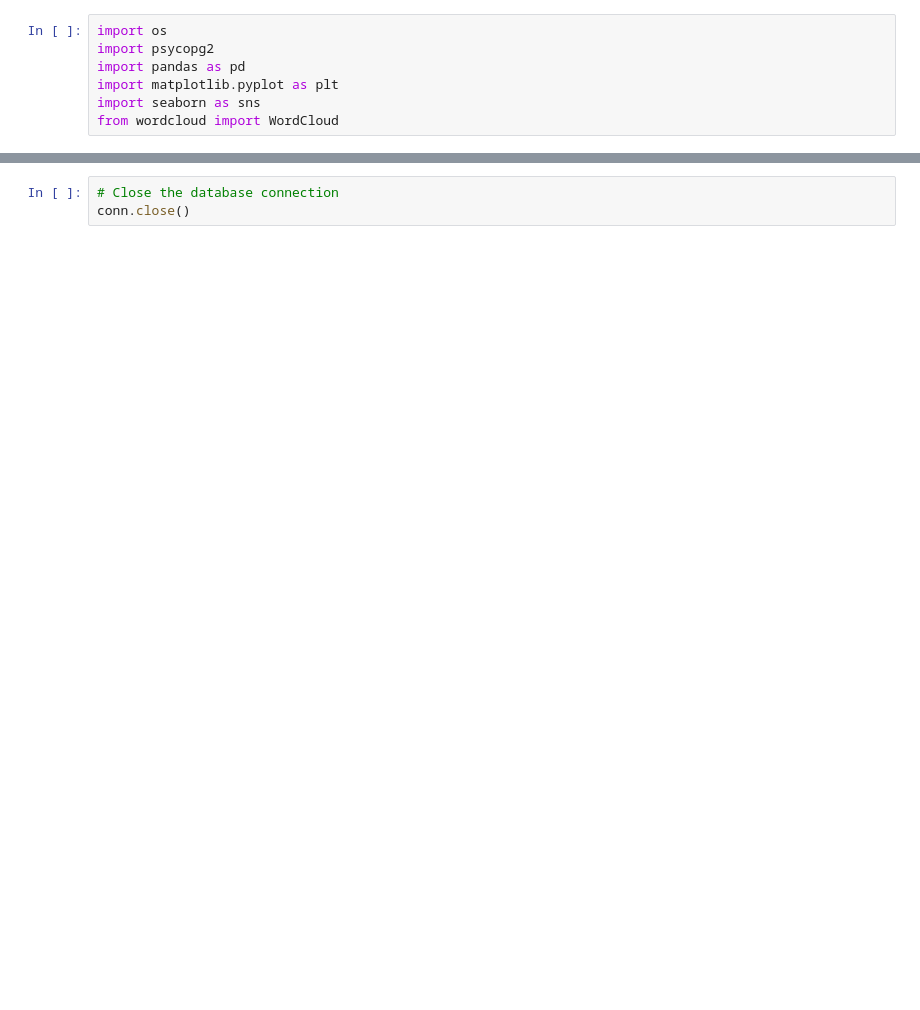
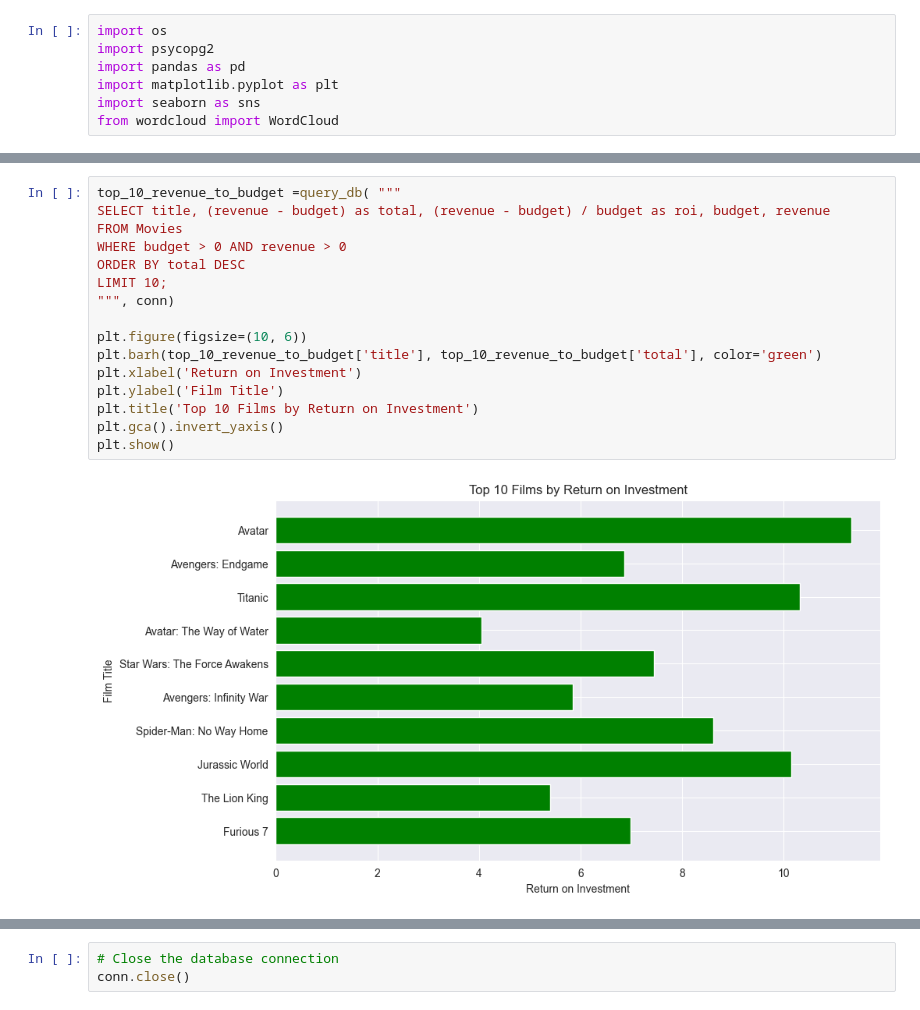
Before and after one commit to ConnActivity/MovieVerse, a Jupyter notebook: eda/first_eda.ipynb, the cells around one changed output, grey strips where cells are left out. Saved outputs shown, nothing was run; the diff lists cells and outputs as text; blank space fills up the shorter version.

Commit message:
feature: Add Return of invest for movies

```diff
--- a/eda/first_eda.ipynb
+++ b/eda/first_eda.ipynb
@@ -171 +144,19 @@ pandas only supports SQLAlchemy connectable (engine/connection) or database stri
 [figure]
+# %%
+top_10_revenue_to_budget =query_db( """
+SELECT title, (revenue - budget) as total, (revenue - budget) / budget as roi, budget, revenue
+FROM Movies
+WHERE budget > 0 AND revenue > 0
+ORDER BY total DESC
+LIMIT 10;
+""", conn)
+
+plt.figure(figsize=(10, 6))
+plt.barh(top_10_revenue_to_budget['title'], top_10_revenue_to_budget['total'], color='green')
+plt.xlabel('Return on Investment')
+plt.ylabel('Film Title')
+plt.title('Top 10 Films by Return on Investment')
+plt.gca().invert_yaxis()
+plt.show()
+# %% [output]
+[figure, added]
```
Also changed, not shown: parts of 18 cells of this notebook.
